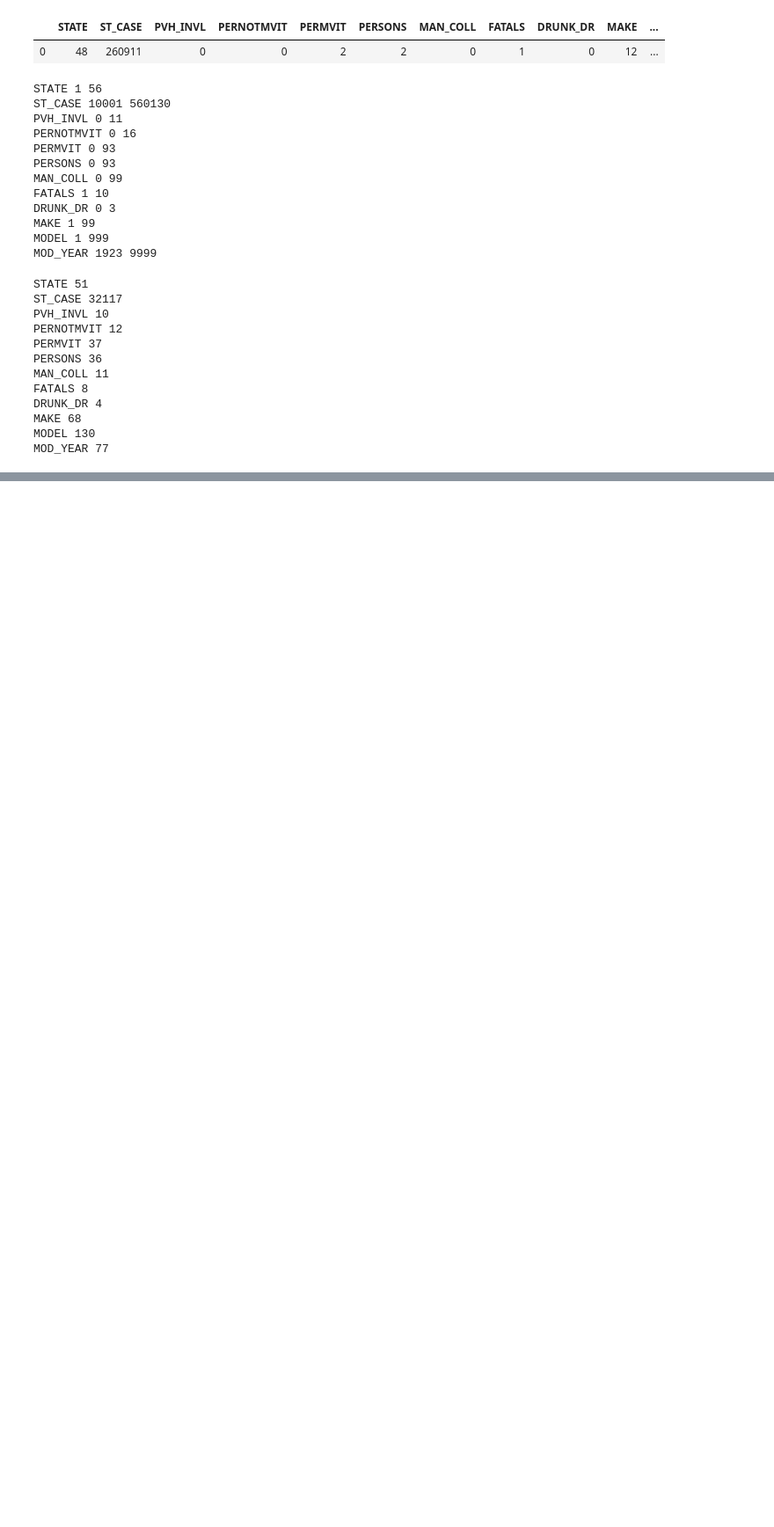
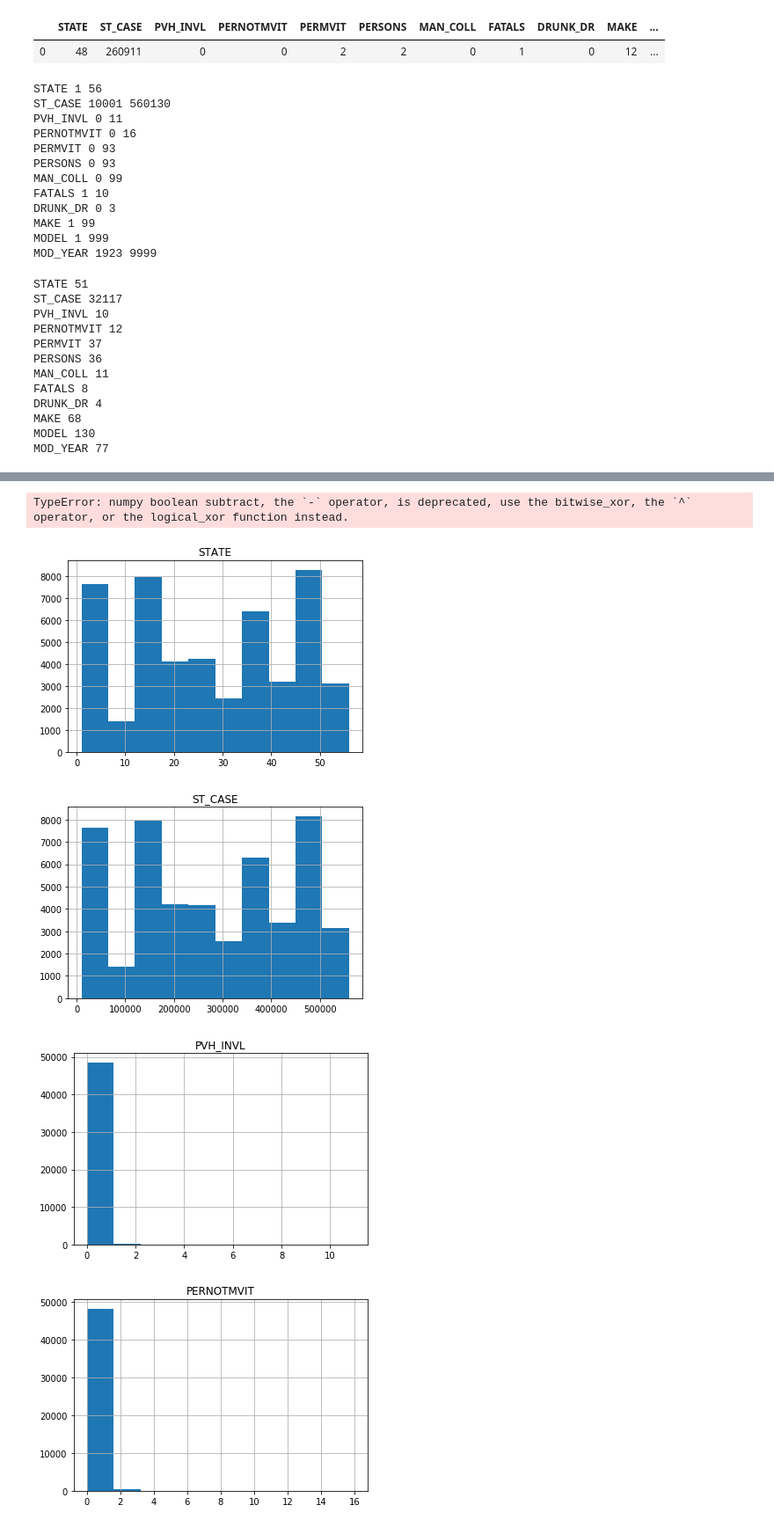
Before and after one commit to Marcoror150/MSCS-Project, a Jupyter notebook: DataDiscovery_1.ipynb, the cells around one changed output, grey strips where cells are left out. Shown at 88% size. Cells and saved outputs as stored; diff of their text form; code cells hidden in the pictures; blank space fills up the shorter version.

```diff
--- a/DataDiscovery_1.ipynb
+++ b/DataDiscovery_1.ipynb
@@ -398,3 +398,5 @@ DRUNK_DR 4
 MAKE 68
 MODEL 130
 MOD_YEAR 77
+# %%
+df_merge['multi_fatal'] = np.where(df_merge['FATALS']>1, True, False)
@@ -400,0 +437,12 @@ MOD_YEAR 77
+# %%
+#Lets look at a historgram of each
+import matplotlib.pyplot as plt
+%matplotlib inline
+for col in df_merge:
+    df_merge.hist(column=col)
+# %% [output]
+TypeError: numpy boolean subtract, the `-` operator, is deprecated, use the bitwise_xor, the `^` operator, or the logical_xor function instead.
+[figure, added]
+[figure, added]
+[figure, added]
+[figure, added]
```
Also changed, not shown: parts of 9 cells of this notebook.
